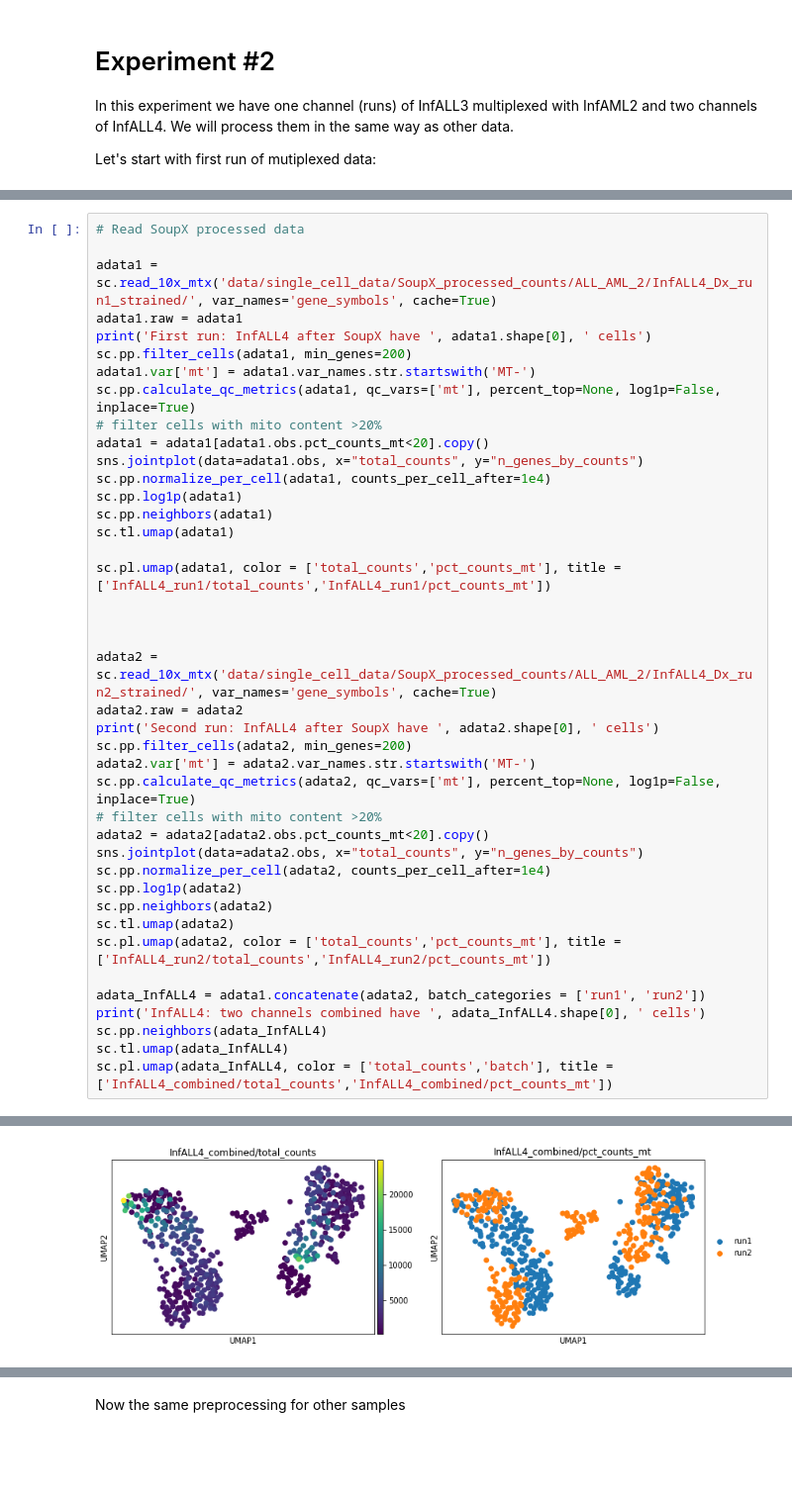
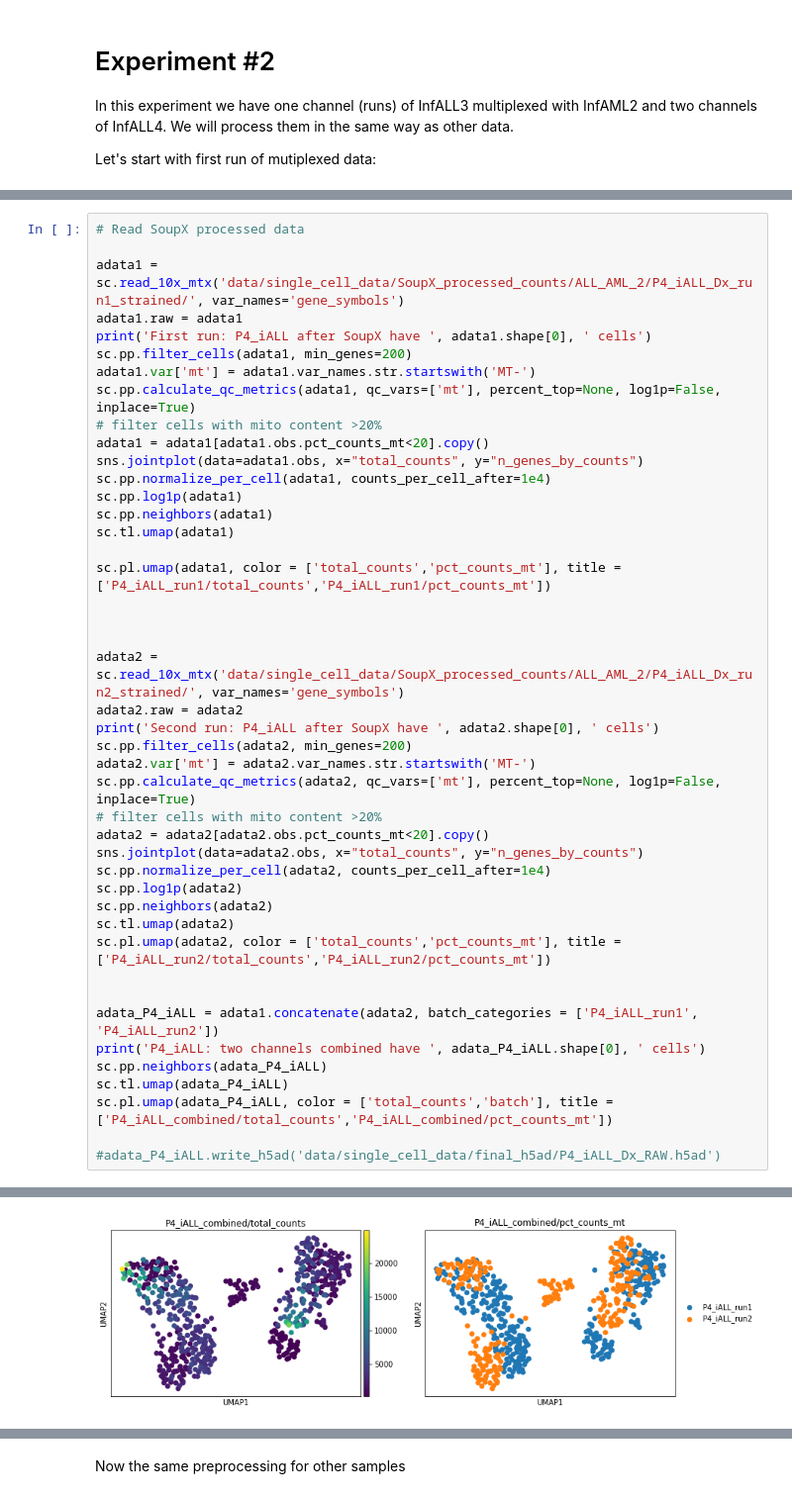
Before and after one commit to kheleon/leukemia-paper, a Jupyter notebook: Leukemia_data_analysis_final.ipynb, the cells around one changed output, grey strips where cells are left out. Shown at 99% size. Drawn from its saved outputs; the diff is of its cells as text; blank space fills up the shorter version.

```diff
--- a/Leukemia_data_analysis_final.ipynb
+++ b/Leukemia_data_analysis_final.ipynb
@@ -265,9 +274,9 @@ And now load the data for InfALL4:
 # %%
 # Read SoupX processed data
 
-adata1 = sc.read_10x_mtx('data/single_cell_data/SoupX_processed_counts/ALL_AML_2/InfALL4_Dx_run1_strained/', var_names='gene_symbols', cache=True)
+adata1 = sc.read_10x_mtx('data/single_cell_data/SoupX_processed_counts/ALL_AML_2/P4_iALL_Dx_run1_strained/', var_names='gene_symbols')
 adata1.raw = adata1
-print('First run: InfALL4 after SoupX have ', adata1.shape[0], ' cells')
+print('First run: P4_iALL after SoupX have ', adata1.shape[0], ' cells')
 sc.pp.filter_cells(adata1, min_genes=200)
 adata1.var['mt'] = adata1.var_names.str.startswith('MT-')
 sc.pp.calculate_qc_metrics(adata1, qc_vars=['mt'], percent_top=None, log1p=False, inplace=True)
@@ -279,13 +288,13 @@ sc.pp.log1p(adata1)
 sc.pp.neighbors(adata1)
 sc.tl.umap(adata1)
 
-sc.pl.umap(adata1, color = ['total_counts','pct_counts_mt'], title = ['InfALL4_run1/total_counts','InfALL4_run1/pct_counts_mt'])
+sc.pl.umap(adata1, color = ['total_counts','pct_counts_mt'], title = ['P4_iALL_run1/total_counts','P4_iALL_run1/pct_counts_mt'])
 
 
 
-adata2 = sc.read_10x_mtx('data/single_cell_data/SoupX_processed_counts/ALL_AML_2/InfALL4_Dx_run2_strained/', var_names='gene_symbols', cache=True)
+adata2 = sc.read_10x_mtx('data/single_cell_data/SoupX_processed_counts/ALL_AML_2/P4_iALL_Dx_run2_strained/', var_names='gene_symbols')
 adata2.raw = adata2
-print('Second run: InfALL4 after SoupX have ', adata2.shape[0], ' cells')
+print('Second run: P4_iALL after SoupX have ', adata2.shape[0], ' cells')
 sc.pp.filter_cells(adata2, min_genes=200)
 adata2.var['mt'] = adata2.var_names.str.startswith('MT-')
 sc.pp.calculate_qc_metrics(adata2, qc_vars=['mt'], percent_top=None, log1p=False, inplace=True)
@@ -296,11 +305,14 @@ sc.pp.normalize_per_cell(adata2, counts_per_cell_after=1e4)
 sc.pp.log1p(adata2)
 sc.pp.neighbors(adata2)
 sc.tl.umap(adata2)
-sc.pl.umap(adata2, color = ['total_counts','pct_counts_mt'], title = ['InfALL4_run2/total_counts','InfALL4_run2/pct_counts_mt'])
+sc.pl.umap(adata2, color = ['total_counts','pct_counts_mt'], title = ['P4_iALL_run2/total_counts','P4_iALL_run2/pct_counts_mt'])
 
-adata_InfALL4 = adata1.concatenate(adata2, batch_categories = ['run1', 'run2'])
-print('InfALL4: two channels combined have ', adata_InfALL4.shape[0], ' cells')
-sc.pp.neighbors(adata_InfALL4)
-sc.tl.umap(adata_InfALL4)
-sc.pl.umap(adata_InfALL4, color = ['total_counts','batch'], title = ['InfALL4_combined/total_counts','InfALL4_combined/pct_counts_mt'])
+
+adata_P4_iALL = adata1.concatenate(adata2, batch_categories = ['P4_iALL_run1', 'P4_iALL_run2'])
+print('P4_iALL: two channels combined have ', adata_P4_iALL.shape[0], ' cells')
+sc.pp.neighbors(adata_P4_iALL)
+sc.tl.umap(adata_P4_iALL)
+sc.pl.umap(adata_P4_iALL, color = ['total_counts','batch'], title = ['P4_iALL_combined/total_counts','P4_iALL_combined/pct_counts_mt'])
+
+#adata_P4_iALL.write_h5ad('data/single_cell_data/final_h5ad/P4_iALL_Dx_RAW.h5ad')
 # %% [output]
@@ -318,3 +330,3 @@ InfALL4: two channels combined have  616  cells
-[figure, old version]
+[figure, new version]
 # %% [markdown]
 # Experiment 3
```
Also changed, not shown: parts of 34 cells of this notebook, 7 other files.
